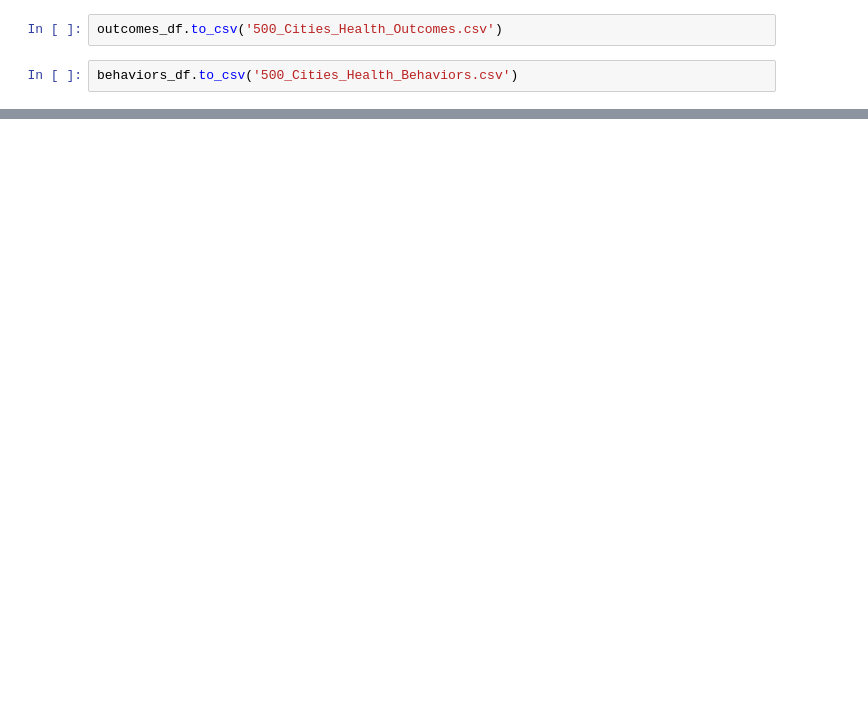
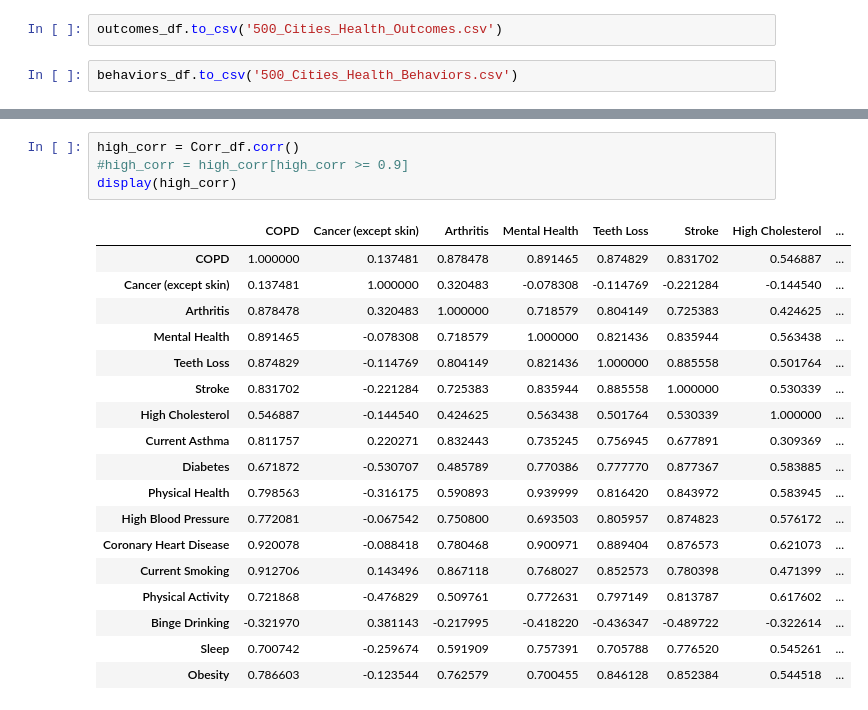
Before and after one commit to RJBeetel3/500_Cities_Project, a Jupyter notebook: 500_Cities_Data_Exploration4.ipynb, the cells around one changed output, grey strips where cells are left out. Cells and saved outputs as stored; diff of their text form; blank space fills up the shorter version.

```diff
--- a/500_Cities_Data_Exploration4.ipynb
+++ b/500_Cities_Data_Exploration4.ipynb
@@ -188,0 +208,23 @@ NameError: name 'outcomes_df' is not defined
+# %%
+high_corr = Corr_df.corr()
+#high_corr = high_corr[high_corr >= 0.9]
+display(high_corr)
+# %% [output]
+|  | COPD | Cancer (except skin) | Arthritis | Mental Health | Teeth Loss | Stroke | High Cholesterol | ... |
+| COPD | 1.000000 | 0.137481 | 0.878478 | 0.891465 | 0.874829 | 0.831702 | 0.546887 | ... |
+| Cancer (except skin) | 0.137481 | 1.000000 | 0.320483 | -0.078308 | -0.114769 | -0.221284 | -0.144540 | ... |
+| Arthritis | 0.878478 | 0.320483 | 1.000000 | 0.718579 | 0.804149 | 0.725383 | 0.424625 | ... |
+| Mental Health | 0.891465 | -0.078308 | 0.718579 | 1.000000 | 0.821436 | 0.835944 | 0.563438 | ... |
+| Teeth Loss | 0.874829 | -0.114769 | 0.804149 | 0.821436 | 1.000000 | 0.885558 | 0.501764 | ... |
+| Stroke | 0.831702 | -0.221284 | 0.725383 | 0.835944 | 0.885558 | 1.000000 | 0.530339 | ... |
+| High Cholesterol | 0.546887 | -0.144540 | 0.424625 | 0.563438 | 0.501764 | 0.530339 | 1.000000 | ... |
+| Current Asthma | 0.811757 | 0.220271 | 0.832443 | 0.735245 | 0.756945 | 0.677891 | 0.309369 | ... |
+| Diabetes | 0.671872 | -0.530707 | 0.485789 | 0.770386 | 0.777770 | 0.877367 | 0.583885 | ... |
+| Physical Health | 0.798563 | -0.316175 | 0.590893 | 0.939999 | 0.816420 | 0.843972 | 0.583945 | ... |
+| High Blood Pressure | 0.772081 | -0.067542 | 0.750800 | 0.693503 | 0.805957 | 0.874823 | 0.576172 | ... |
+| Coronary Heart Disease | 0.920078 | -0.088418 | 0.780468 | 0.900971 | 0.889404 | 0.876573 | 0.621073 | ... |
+| Current Smoking | 0.912706 | 0.143496 | 0.867118 | 0.768027 | 0.852573 | 0.780398 | 0.471399 | ... |
+| Physical Activity | 0.721868 | -0.476829 | 0.509761 | 0.772631 | 0.797149 | 0.813787 | 0.617602 | ... |
+| Binge Drinking | -0.321970 | 0.381143 | -0.217995 | -0.418220 | -0.436347 | -0.489722 | -0.322614 | ... |
+| Sleep | 0.700742 | -0.259674 | 0.591909 | 0.757391 | 0.705788 | 0.776520 | 0.545261 | ... |
+| Obesity | 0.786603 | -0.123544 | 0.762579 | 0.700455 | 0.846128 | 0.852384 | 0.544518 | ... |
```
Also changed, not shown: parts of 6 cells of this notebook.
